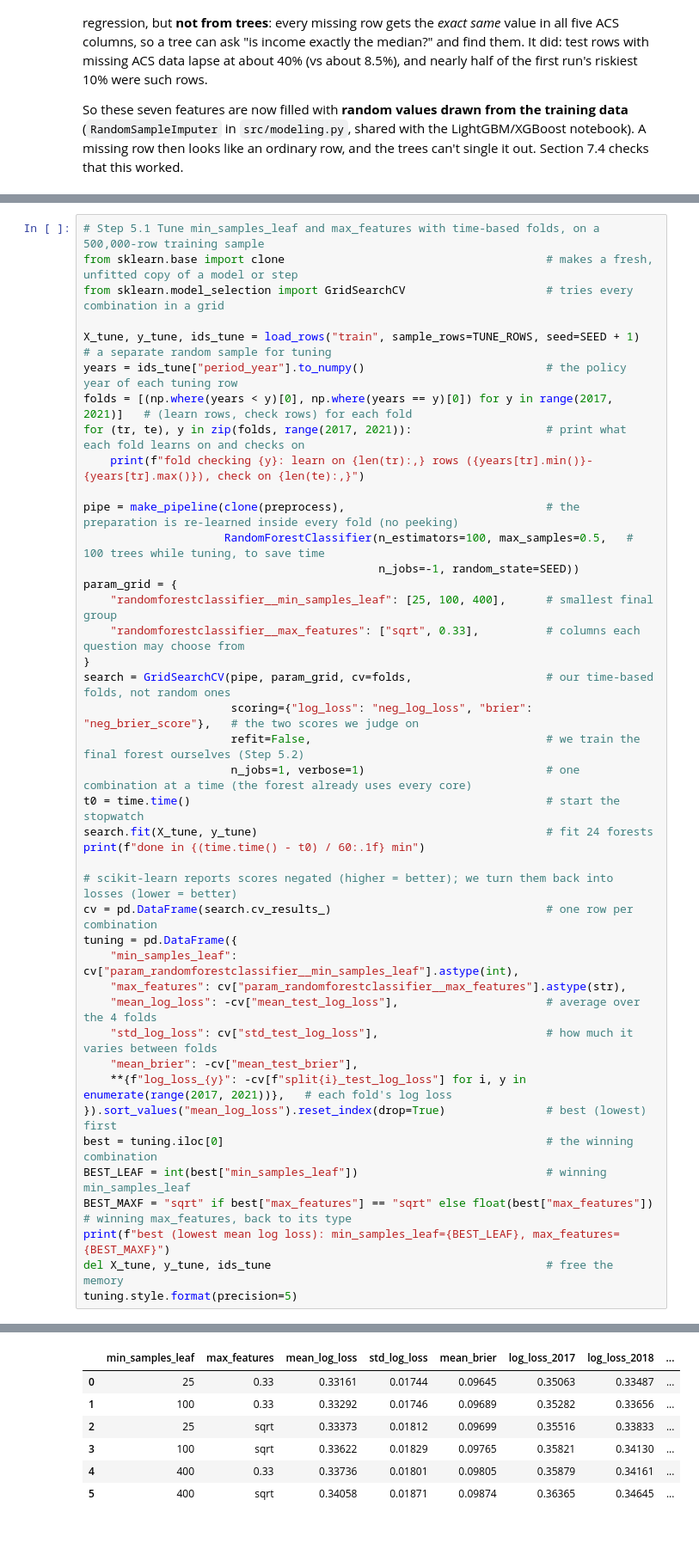
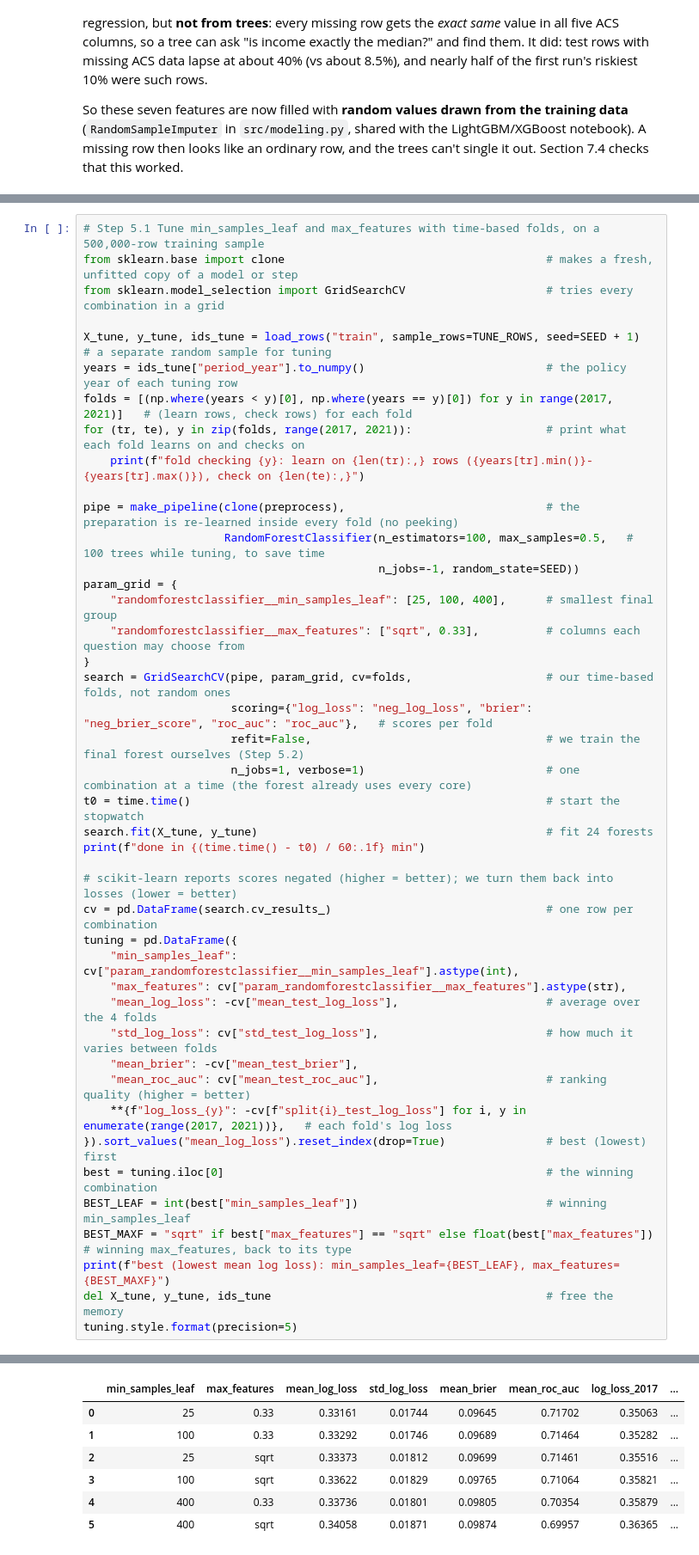
Before and after one commit to jmsebastiancarino/Probabilistic-Model-for-Non-Life-Insurance-Flood-Risk, a Jupyter notebook: notebooks/07b_advanced_cancel_rf.ipynb, the cells around one changed output, grey strips where cells are left out. Shown at 86% size. Saved outputs shown, nothing was run; the diff lists cells and outputs as text.

```diff
--- a/notebooks/07b_advanced_cancel_rf.ipynb
+++ b/notebooks/07b_advanced_cancel_rf.ipynb
@@ -335,7 +344,7 @@ param_grid = {
     "randomforestclassifier__max_features": ["sqrt", 0.33],          # columns each question may choose from
 }
 search = GridSearchCV(pipe, param_grid, cv=folds,                    # our time-based folds, not random ones
-                      scoring={"log_loss": "neg_log_loss", "brier": "neg_brier_score"},   # the two scores we judge on
+                      scoring={"log_loss": "neg_log_loss", "brier": "neg_brier_score", "roc_auc": "roc_auc"},   # scores per fold
                       refit=False,                                   # we train the final forest ourselves (Step 5.2)
                       n_jobs=1, verbose=1)                           # one combination at a time (the forest already uses every core)
 t0 = time.time()                                                     # start the stopwatch
@@ -350,6 +359,7 @@ tuning = pd.DataFrame({
     "mean_log_loss": -cv["mean_test_log_loss"],                      # average over the 4 folds
     "std_log_loss": cv["std_test_log_loss"],                         # how much it varies between folds
     "mean_brier": -cv["mean_test_brier"],
+    "mean_roc_auc": cv["mean_test_roc_auc"],                         # ranking quality (higher = better)
     **{f"log_loss_{y}": -cv[f"split{i}_test_log_loss"] for i, y in enumerate(range(2017, 2021))},   # each fold's log loss
 }).sort_values("mean_log_loss").reset_index(drop=True)               # best (lowest) first
 best = tuning.iloc[0]                                                # the winning combination
@@ -368,11 +378,11 @@ done in 9.2 min
 best (lowest mean log loss): min_samples_leaf=25, max_features=0.33
-|  | min_samples_leaf | max_features | mean_log_loss | std_log_loss | mean_brier | log_loss_2017 | log_loss_2018 | ... |
-| 0 | 25 | 0.33 | 0.33161 | 0.01744 | 0.09645 | 0.35063 | 0.33487 | ... |
-| 1 | 100 | 0.33 | 0.33292 | 0.01746 | 0.09689 | 0.35282 | 0.33656 | ... |
-| 2 | 25 | sqrt | 0.33373 | 0.01812 | 0.09699 | 0.35516 | 0.33833 | ... |
-| 3 | 100 | sqrt | 0.33622 | 0.01829 | 0.09765 | 0.35821 | 0.34130 | ... |
-| 4 | 400 | 0.33 | 0.33736 | 0.01801 | 0.09805 | 0.35879 | 0.34161 | ... |
-| 5 | 400 | sqrt | 0.34058 | 0.01871 | 0.09874 | 0.36365 | 0.34645 | ... |
+|  | min_samples_leaf | max_features | mean_log_loss | std_log_loss | mean_brier | mean_roc_auc | log_loss_2017 | ... |
+| 0 | 25 | 0.33 | 0.33161 | 0.01744 | 0.09645 | 0.71702 | 0.35063 | ... |
+| 1 | 100 | 0.33 | 0.33292 | 0.01746 | 0.09689 | 0.71464 | 0.35282 | ... |
+| 2 | 25 | sqrt | 0.33373 | 0.01812 | 0.09699 | 0.71461 | 0.35516 | ... |
+| 3 | 100 | sqrt | 0.33622 | 0.01829 | 0.09765 | 0.71064 | 0.35821 | ... |
+| 4 | 400 | 0.33 | 0.33736 | 0.01801 | 0.09805 | 0.70354 | 0.35879 | ... |
+| 5 | 400 | sqrt | 0.34058 | 0.01871 | 0.09874 | 0.69957 | 0.36365 | ... |
 # %% [markdown]
 #### 5.2 Train RF 2 with the chosen settings
 Same as RF 1 except the two tuned settings.
```
Also changed, not shown: parts of 55 cells of this notebook, 14 other files.
